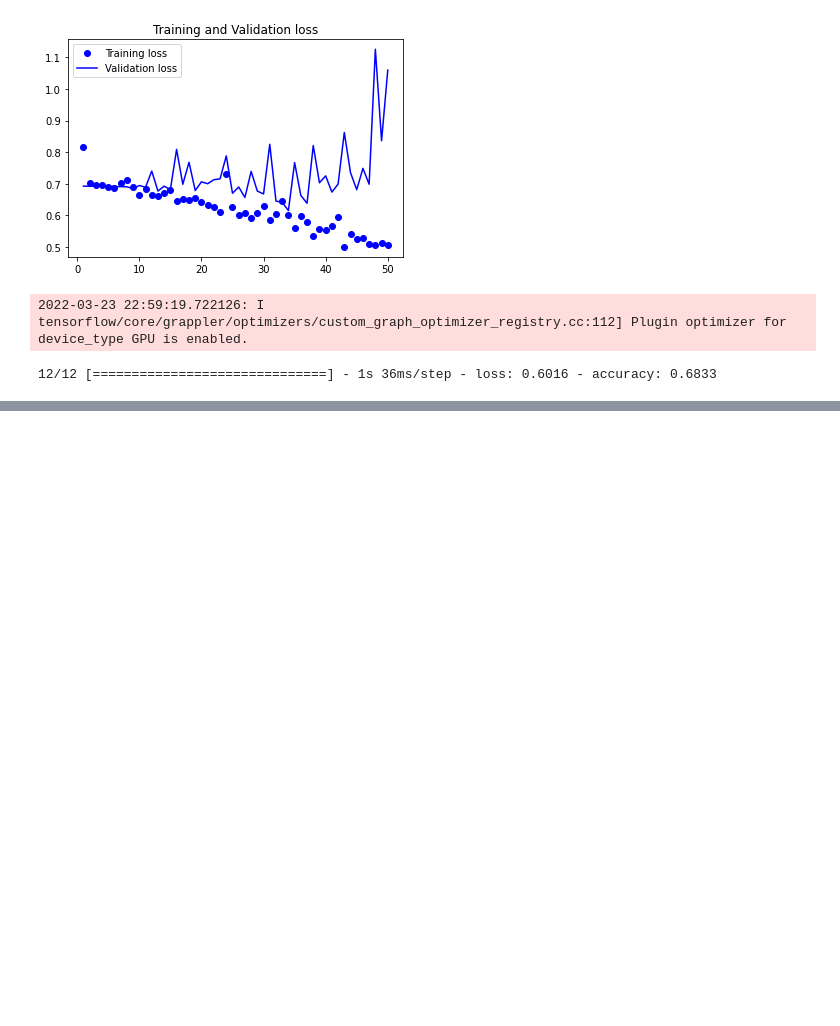
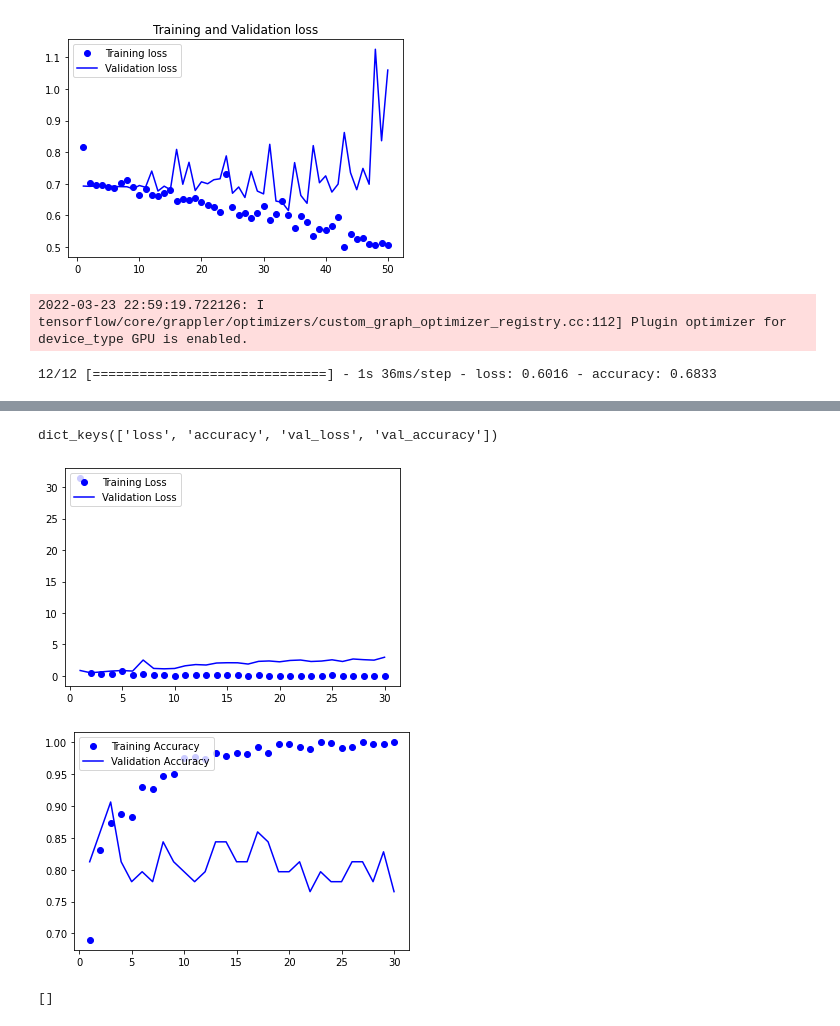
Before and after one commit to theaveas/DeepLearning, a Jupyter notebook: DLwithPython/chapter08_introduction_to_dl_for_cv.ipynb, the cells around one changed output, grey strips where cells are left out. Cells and saved outputs as stored; diff of their text form; code cells hidden in the pictures; blank space fills up the shorter version.

```diff
--- a/DLwithPython/chapter08_introduction_to_dl_for_cv.ipynb
+++ b/DLwithPython/chapter08_introduction_to_dl_for_cv.ipynb
@@ -275,0 +340,4 @@ test_loss, test_acc = best_model.evaluate(test_dataset)
+# %%
+train_features, train_labels = get_features_and_get_labels(train_dataset)
+valid_features, valid_labels = get_features_and_get_labels(valid_dataset)
+test_features, test_labels = get_features_and_get_labels(test_dataset)
@@ -275,0 +348,27 @@ test_loss, test_acc = best_model.evaluate(test_dataset)
+# %%
+# define and training the fcn
+from tensorflow.keras import layers
+
+# build model
+inputs = layers.Input(shape=(7, 7, 512))
+x = layers.Flatten()(inputs)
+x = layers.Dense(units=256, activation='relu')(x)
+x = layers.Dropout(.5)(x)
+outputs = layers.Dense(units=1, activation='sigmoid')(x)
+
+model = keras.Model(inputs, outputs)
+
+# compile and train model
+model.compile(
+    optimizer='rmsprop',
+    loss= 'binary_crossentropy',
+    metrics=['accuracy']
+)
+
+EPOCHS = 30
+BATCH_SIZE = 32
+CALLBACKS = [
+    keras.callbacks.ModelCheckpoint(filepath='features_extract.keras', monitor='val_loss', save_best_only=True)
+]
+
+hist = model.fit(train_features, train_labels, epochs=EPOCHS, batch_size=BATCH_SIZE, validation_data=(valid_features, valid_labels), callbacks=CALLBACKS)
@@ -275,0 +398,4 @@ test_loss, test_acc = best_model.evaluate(test_dataset)
+# %%
+hist.history.keys()
+# %% [output]
+dict_keys(['loss', 'accuracy', 'val_loss', 'val_accuracy'])
@@ -275,0 +404,28 @@ test_loss, test_acc = best_model.evaluate(test_dataset)
+# %%
+loss, acc, val_loss, val_acc = hist.history.values()
+epochs = range(1, len(loss)+1)
+
+plt.plot(epochs, loss, 'bo', label='Training Loss')
+plt.plot(epochs, val_loss, 'b', label='Validation Loss')
+plt.legend(loc='upper left')
+plt.figure()
+plt.plot(epochs, acc, 'bo', label='Training Accuracy')
+plt.plot(epochs, val_acc, 'b', label='Validation Accuracy')
+plt.legend(loc='upper left')
+plt.show()
+# %% [output]
+[figure, added]
+[figure, added]
+# %%
+# feature extraction with data augmentation
+conv_base = keras.applications.vgg16.VGG16(
+    weights='imagenet',
+    include_top=False,
+)
+
+for layer in conv_base.layers:
+    layer.trainable = False
+
+conv_base.trainable_weights
+# %% [output]
+[]
```
Also changed, not shown: parts of 20 cells of this notebook.
